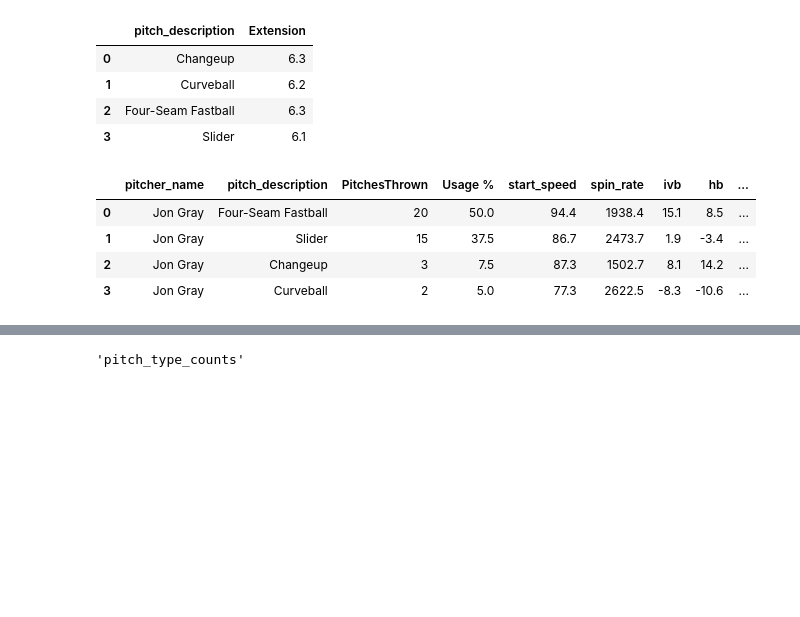
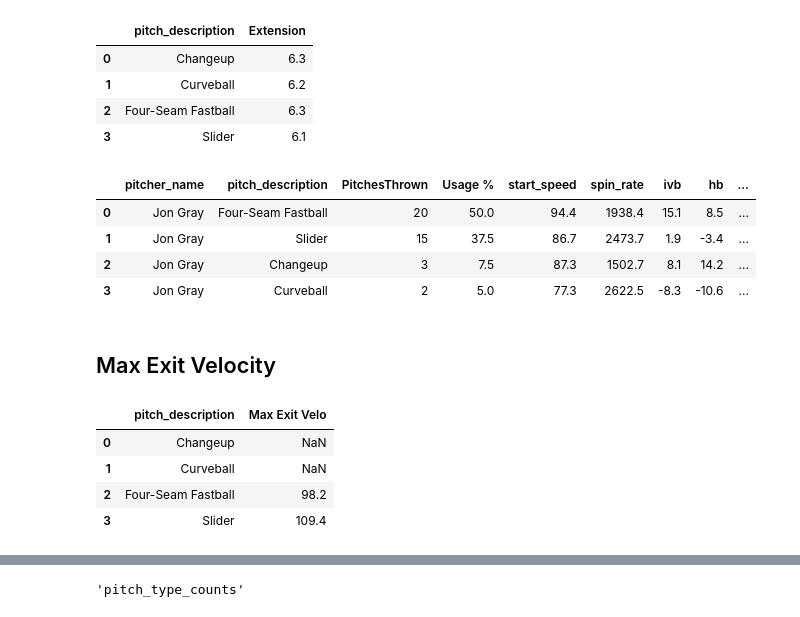
Before and after one commit to CarsonHallford/PitcherData, a Jupyter notebook: MLB_Scraper_Pitcher_Data.ipynb, the cells around one changed output, grey strips where cells are left out. Cells and saved outputs as stored; diff of their text form; code cells hidden in the pictures; blank space fills up the shorter version.

Commit message:
Added Max Exit Velocity section

```diff
--- a/MLB_Scraper_Pitcher_Data.ipynb
+++ b/MLB_Scraper_Pitcher_Data.ipynb
@@ -1002,3 +1000,45 @@ pitch_type_counts
 | 1 | Jon Gray | Slider | 15 | 37.5 | 86.7 | 2473.7 | 1.9 | -3.4 | ... |
 | 2 | Jon Gray | Changeup | 3 | 7.5 | 87.3 | 1502.7 | 8.1 | 14.2 | ... |
 | 3 | Jon Gray | Curveball | 2 | 5.0 | 77.3 | 2622.5 | -8.3 | -10.6 | ... |
+# %% [markdown]
+## Max Exit Velocity
+# %%
+pitcher_pyb = df_pyb[
+    [
+        "game_id",
+        "game_date",
+        "pitcher_name",
+        "pitch_description",
+        "start_speed",
+        "spin_rate",
+        "ivb",
+        "hb",
+        "z0",
+        "x0",
+        "pitcher_hand",
+        "is_whiff",
+        "is_swing",
+        "play_code",
+        "zone",
+        "ax",
+        "ay",
+        "az",
+        "vx0",
+        "vy0",
+        "vz0",
+        "extension",
+        "launch_speed"
+    ]
+]
+# %%
+pitch_max_exitvelo = (
+    pitcher_pyb.groupby("pitch_description", as_index=False)["launch_speed"].max()
+)
+pitch_max_exitvelo.rename(columns={"launch_speed": "Max Exit Velo"}, inplace=True)
+pitch_max_exitvelo
+# %% [output]
+|  | pitch_description | Max Exit Velo |
+| 0 | Changeup | NaN |
+| 1 | Curveball | NaN |
+| 2 | Four-Seam Fastball | 98.2 |
+| 3 | Slider | 109.4 |
```
Also changed, not shown: parts of 3 cells of this notebook.
